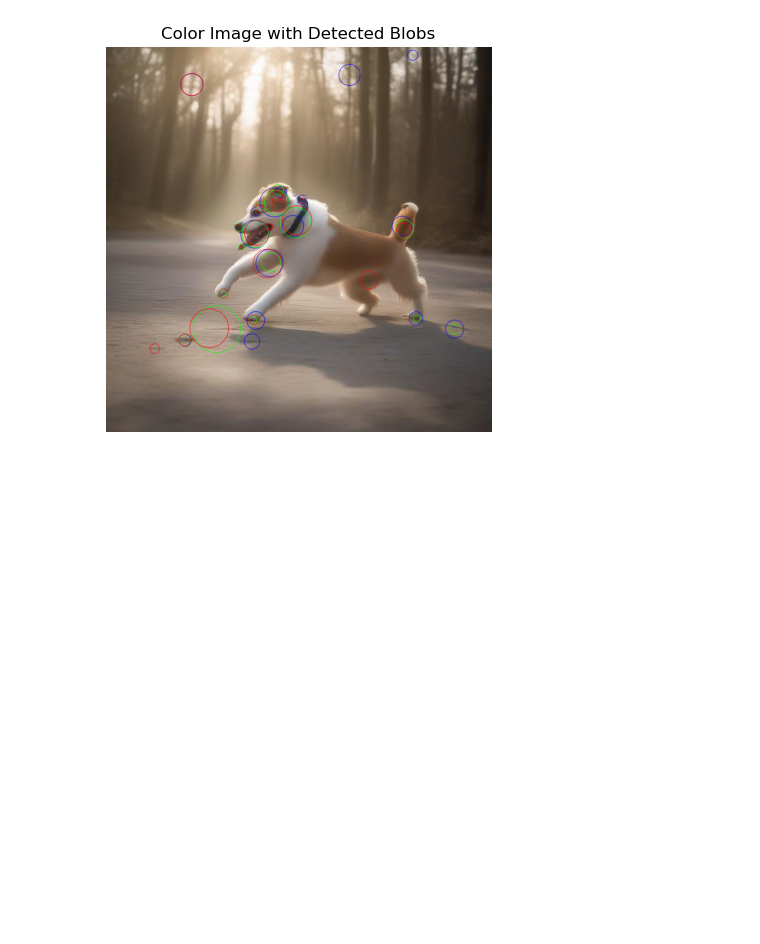
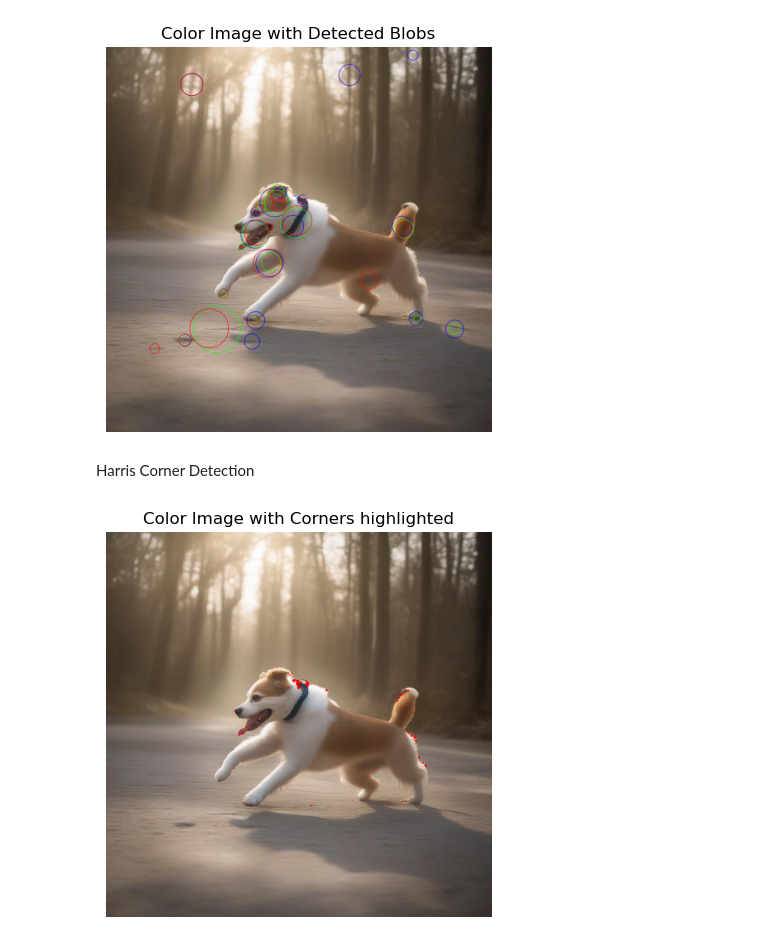
Before and after one commit to sumedh133/CVDL, a Jupyter notebook: lab3/lab3.ipynb, the cells around one changed output. Drawn from its saved outputs; the diff is of its cells as text; code cells hidden in the pictures; blank space fills up the shorter version.

```diff
--- a/lab3/lab3.ipynb
+++ b/lab3/lab3.ipynb
@@ -111,3 +107,23 @@ plt.axis('off')
 plt.show()
 # %% [output]
 [figure]
+# %% [markdown]
+Harris Corner Detection
+# %%
+image = cv2.imread('image.png')
+gray = cv2.cvtColor(image, cv2.COLOR_BGR2GRAY)
+
+gray = np.float32(gray)
+dst = cv2.cornerHarris(gray, blockSize=2, ksize=3, k=0.04)
+
+dst = cv2.dilate(dst, None)
+
+image[dst > 0.01 * dst.max()] = [0, 0, 255]
+
+plt.figure(figsize=(10, 5))
+plt.imshow(cv2.cvtColor(image, cv2.COLOR_BGR2RGB))
+plt.title("Color Image with Corners highlighted")
+plt.axis('off')
+plt.show()
+# %% [output]
+[figure, added]
```
Also changed, not shown: parts of 2 cells of this notebook, 3 other files.
